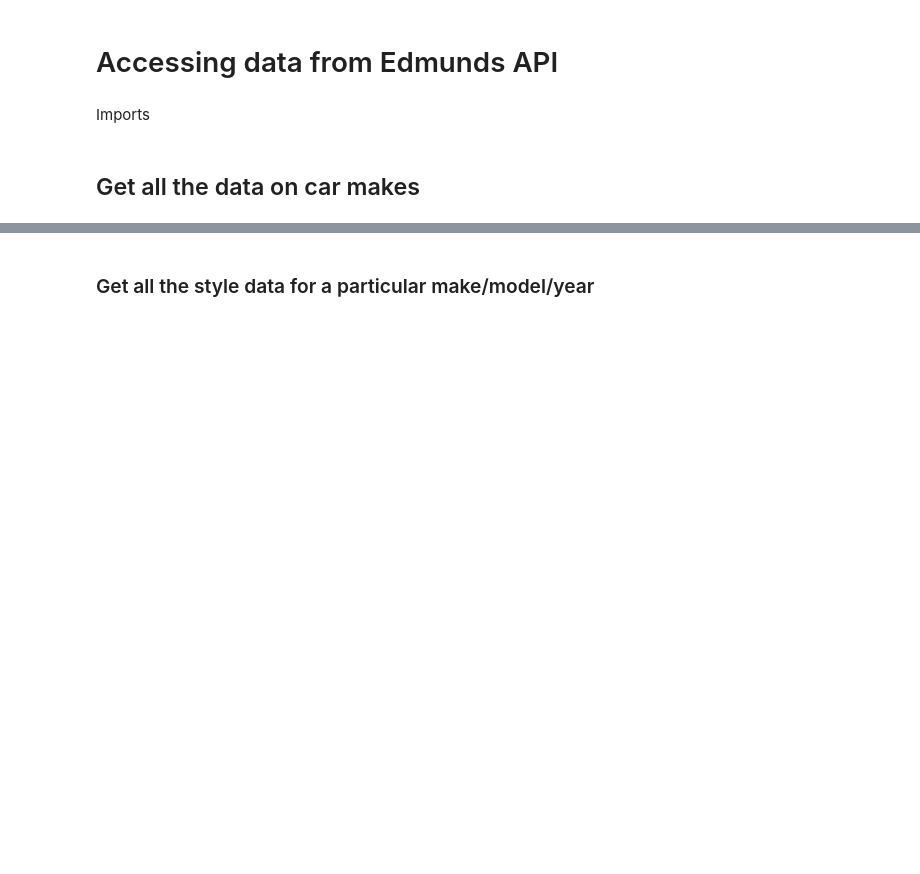
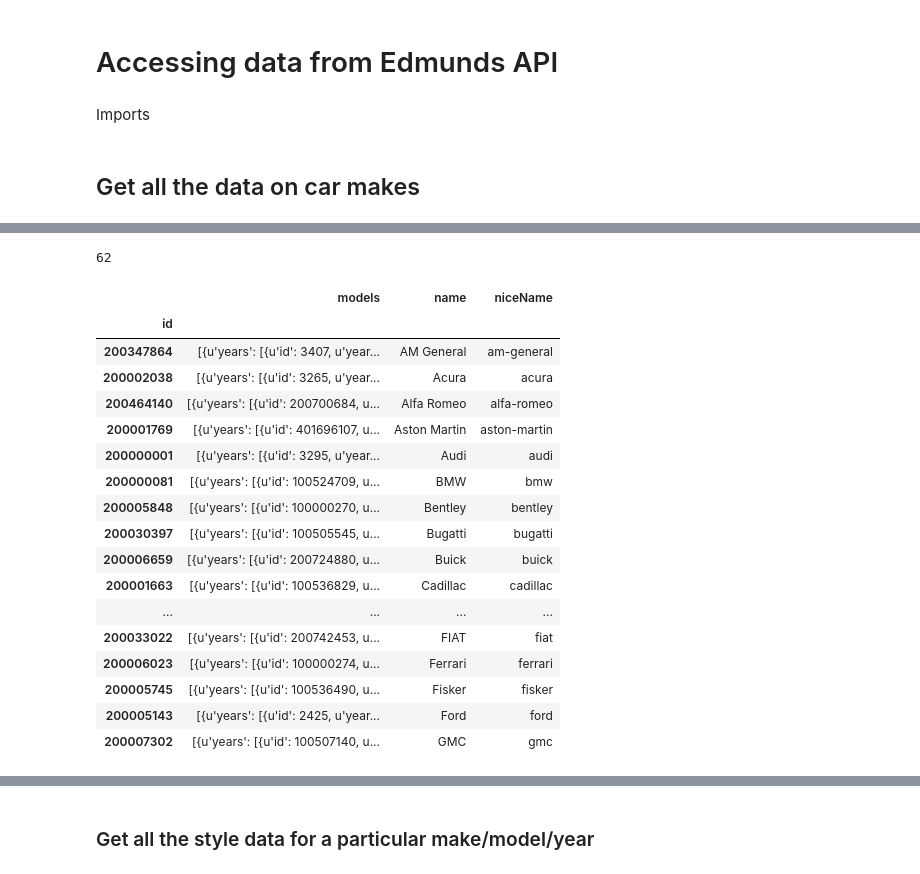
Before and after one commit to bslakman/Cars, a Jupyter notebook: Edmunds.ipynb, the cells around one changed output, grey strips where cells are left out. Saved outputs shown, nothing was run; the diff lists cells and outputs as text; code cells hidden in the pictures; blank space fills up the shorter version.

Commit message:
Use Edmunds API with pandas.
Save a .csv with info for all car makes. Also do additional
requests to get the styles for a certain year/make/model.

```diff
--- a/Edmunds.ipynb
+++ b/Edmunds.ipynb
@@ -11,6 +11,6 @@ import json
 f = open('api.txt', 'r')
 key = f.read()
 f.close()
-parameters = {'api_key': key}
+parameters = {'api_key': key, 'fmt': 'json'}
 response = requests.get("https://api.edmunds.com/api/vehicle/v2/makes", params=parameters)
 data = response.json()
@@ -20,0 +17,26 @@ data = response.json()
+# %%
+import pandas as pd
+car_makes = pd.DataFrame(data=data['makes'])
+car_makes.set_index('id', inplace=True)
+print len(car_makes)
+car_makes.head(20)
+# %% [output]
+62
+|  | models | name | niceName |
+| id |  |  |  |
+| 200347864 | [{u'years': [{u'id': 3407, u'year... | AM General | am-general |
+| 200002038 | [{u'years': [{u'id': 3265, u'year... | Acura | acura |
+| 200464140 | [{u'years': [{u'id': 200700684, u... | Alfa Romeo | alfa-romeo |
+| 200001769 | [{u'years': [{u'id': 401696107, u... | Aston Martin | aston-martin |
+| 200000001 | [{u'years': [{u'id': 3295, u'year... | Audi | audi |
+| 200000081 | [{u'years': [{u'id': 100524709, u... | BMW | bmw |
+| 200005848 | [{u'years': [{u'id': 100000270, u... | Bentley | bentley |
+| 200030397 | [{u'years': [{u'id': 100505545, u... | Bugatti | bugatti |
+| 200006659 | [{u'years': [{u'id': 200724880, u... | Buick | buick |
+| 200001663 | [{u'years': [{u'id': 100536829, u... | Cadillac | cadillac |
+| ... | ... | ... | ... |
+| 200033022 | [{u'years': [{u'id': 200742453, u... | FIAT | fiat |
+| 200006023 | [{u'years': [{u'id': 100000274, u... | Ferrari | ferrari |
+| 200005745 | [{u'years': [{u'id': 100536490, u... | Fisker | fisker |
+| 200005143 | [{u'years': [{u'id': 2425, u'year... | Ford | ford |
+| 200007302 | [{u'years': [{u'id': 100507140, u... | GMC | gmc |
```
Also changed, not shown: parts of 13 cells of this notebook, 2 other files.
